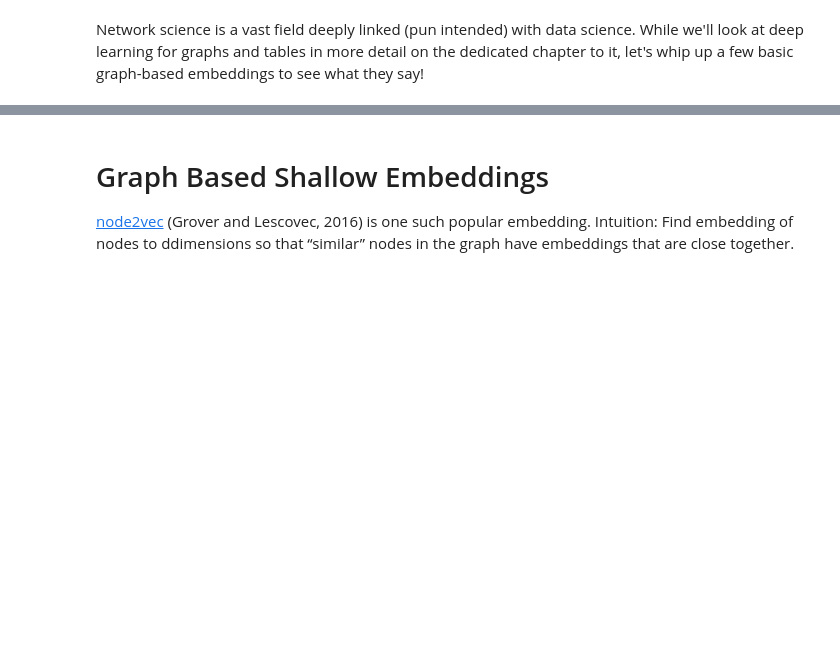
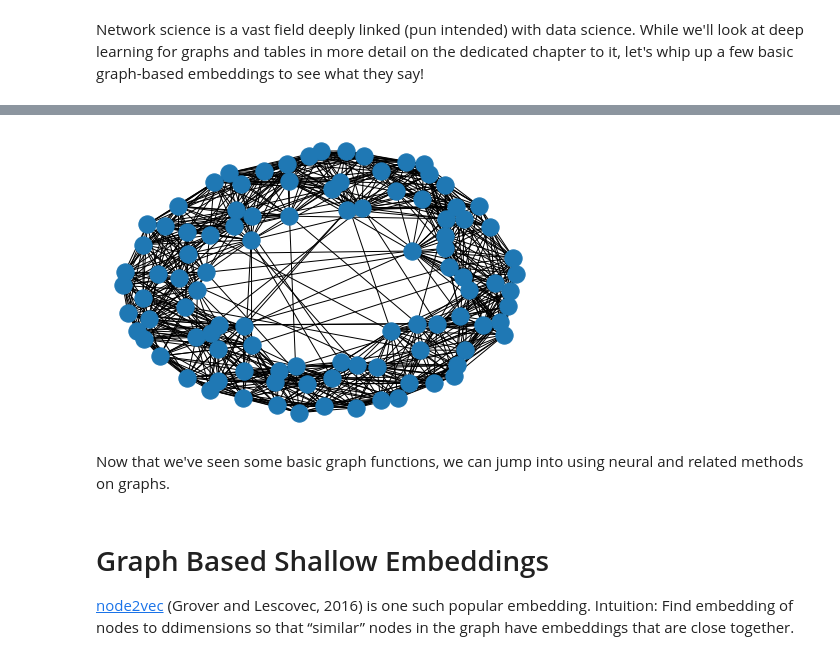
Before and after one commit to UChicago-Thinking-Deep-Learning-Course/Tutorials-Homework-Notebooks, a Jupyter notebook: week-5/TDL5_1_deep_graphs_networks_manifolds.ipynb, the cells around one changed output, grey strips where cells are left out. Saved outputs shown, nothing was run; the diff lists cells and outputs as text; code cells hidden in the pictures; blank space fills up the shorter version.

```diff
--- a/week-5/TDL5_1_deep_graphs_networks_manifolds.ipynb
+++ b/week-5/TDL5_1_deep_graphs_networks_manifolds.ipynb
@@ -142,3 +170,14 @@ We recommend the following packages for Machine Learning for Graphs and Networks
+# %%
+from littleballoffur import DiffusionSampler
+
+sampler = DiffusionSampler()
+new_graph = sampler.sample(random_newman_real_world_graph)
+# %%
+nx.draw(new_graph)
+# %% [output]
+[figure, added]
+# %% [markdown]
+Now that we've seen some basic graph functions, we can jump into using neural and related methods on graphs.
 # %% [markdown]
 # Graph Based Shallow Embeddings
 
```
Also changed, not shown: parts of 120 cells of this notebook, 1 other file.
